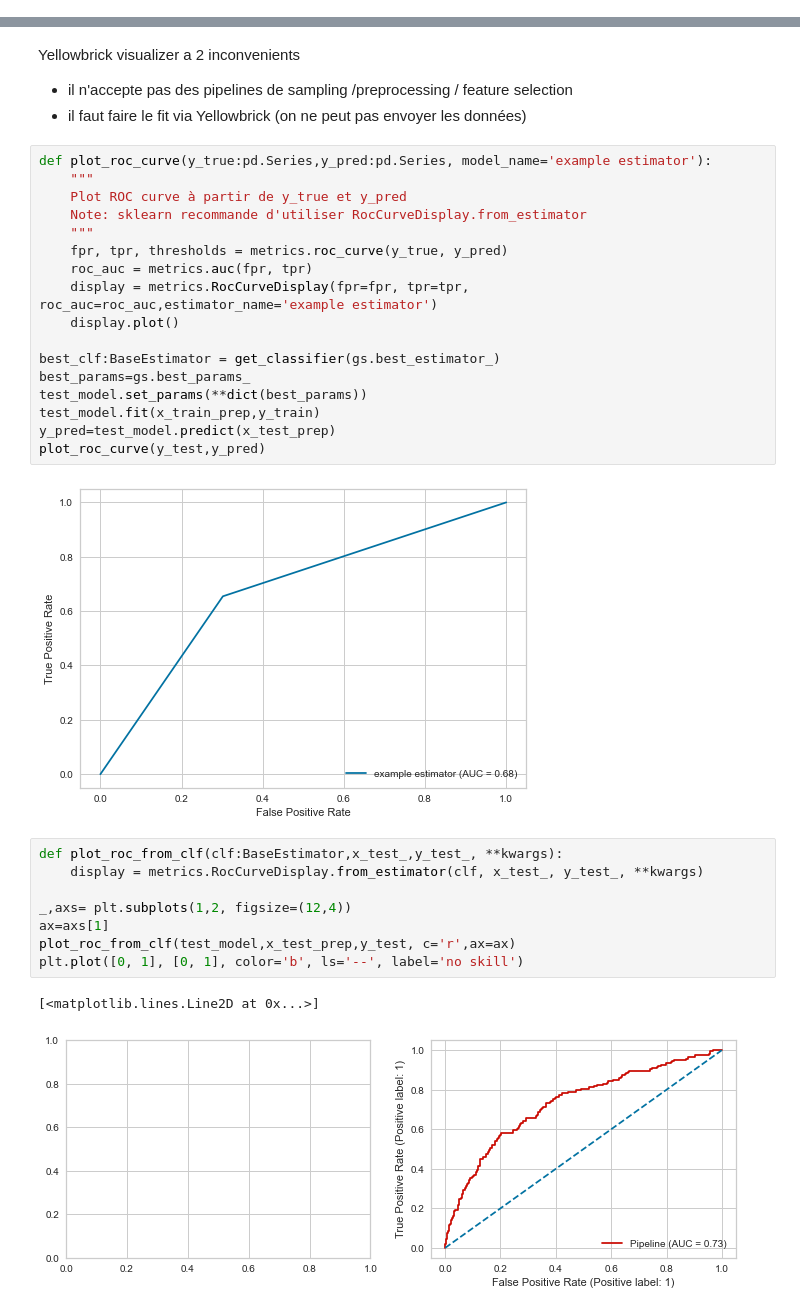
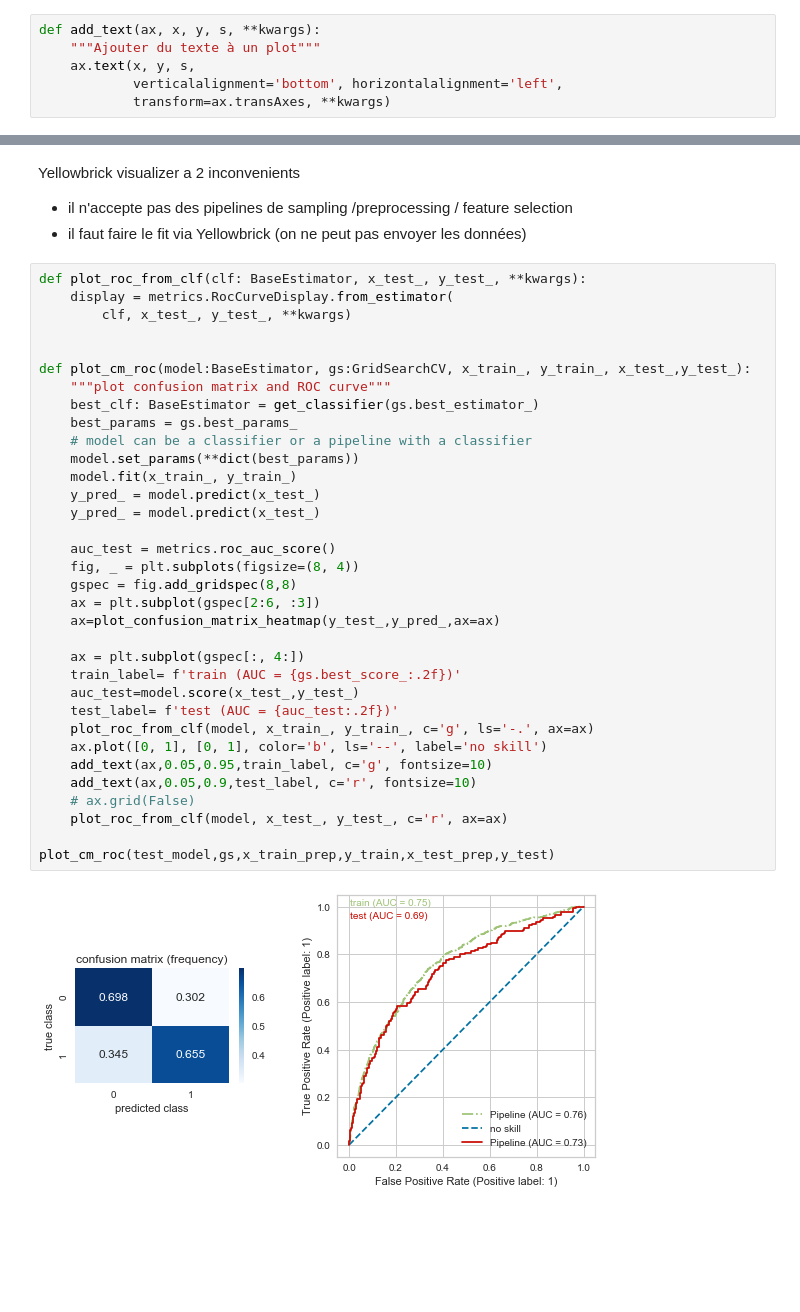
Before and after one commit to mrcreasey/oc-ds-p7-scoring-dashboard, a Jupyter notebook: code/P7_modelisation.ipynb, the cells around one changed output, grey strips where cells are left out. Cells and saved outputs as stored; diff of their text form; blank space fills up the shorter version.

```diff
--- a/code/P7_modelisation.ipynb
+++ b/code/P7_modelisation.ipynb
@@ -254,6 +254,12 @@ def get_time():
     """
     now = time_module.time()
     return now
+# %%
+def add_text(ax, x, y, s, **kwargs):
+    """Ajouter du texte à un plot"""
+    ax.text(x, y, s,
+            verticalalignment='bottom', horizontalalignment='left',
+            transform=ax.transAxes, **kwargs)
 # %% [markdown]
 # Import des données nettoyés
 # %%
@@ -1558,32 +1609,38 @@ Yellowbrick visualizer a 2 inconvenients
 - il n'accepte pas des pipelines de sampling /preprocessing / feature selection
 - il faut faire le fit via Yellowbrick (on ne peut pas envoyer les données)
-# %%
-def plot_roc_curve(y_true:pd.Series,y_pred:pd.Series, model_name='example estimator'):
-    """
-    Plot ROC curve à partir de y_true et y_pred
-    Note: sklearn recommande d'utiliser RocCurveDisplay.from_estimator
-    """
-    fpr, tpr, thresholds = metrics.roc_curve(y_true, y_pred)
-    roc_auc = metrics.auc(fpr, tpr)
-    display = metrics.RocCurveDisplay(fpr=fpr, tpr=tpr, roc_auc=roc_auc,estimator_name='example estimator')
-    display.plot()
-
-best_clf:BaseEstimator = get_classifier(gs.best_estimator_)
-best_params=gs.best_params_
-test_model.set_params(**dict(best_params))
-test_model.fit(x_train_prep,y_train)
-y_pred=test_model.predict(x_test_prep)
-plot_roc_curve(y_test,y_pred)
-# %% [output]
-[figure, removed]
-# %%
-def plot_roc_from_clf(clf:BaseEstimator,x_test_,y_test_, **kwargs):
-    display = metrics.RocCurveDisplay.from_estimator(clf, x_test_, y_test_, **kwargs)
-
-_,axs= plt.subplots(1,2, figsize=(12,4))
-ax=axs[1]
-plot_roc_from_clf(test_model,x_test_prep,y_test, c='r',ax=ax)
-plt.plot([0, 1], [0, 1], color='b', ls='--', label='no skill')
-# %% [output]
-[<matplotlib.lines.Line2D at 0x...>]
-[figure, removed]
+# %%
+def plot_roc_from_clf(clf: BaseEstimator, x_test_, y_test_, **kwargs):
+    display = metrics.RocCurveDisplay.from_estimator(
+        clf, x_test_, y_test_, **kwargs)
+
+
+def plot_cm_roc(model:BaseEstimator, gs:GridSearchCV, x_train_, y_train_, x_test_,y_test_):
+    """plot confusion matrix and ROC curve"""
+    best_clf: BaseEstimator = get_classifier(gs.best_estimator_)
+    best_params = gs.best_params_
+    # model can be a classifier or a pipeline with a classifier
+    model.set_params(**dict(best_params))
+    model.fit(x_train_, y_train_)
+    y_pred_ = model.predict(x_test_)
+    y_pred_ = model.predict(x_test_)
+
+    auc_test = metrics.roc_auc_score()
+    fig, _ = plt.subplots(figsize=(8, 4))
+    gspec = fig.add_gridspec(8,8)
+    ax = plt.subplot(gspec[2:6, :3])
+    ax=plot_confusion_matrix_heatmap(y_test_,y_pred_,ax=ax)
+
+    ax = plt.subplot(gspec[:, 4:])
+    train_label= f'train (AUC = {gs.best_score_:.2f})'
+    auc_test=model.score(x_test_,y_test_)
+    test_label= f'test (AUC = {auc_test:.2f})'
+    plot_roc_from_clf(model, x_train_, y_train_, c='g', ls='-.', ax=ax)
+    ax.plot([0, 1], [0, 1], color='b', ls='--', label='no skill')
+    add_text(ax,0.05,0.95,train_label, c='g', fontsize=10)
+    add_text(ax,0.05,0.9,test_label, c='r', fontsize=10)
+    # ax.grid(False)
+    plot_roc_from_clf(model, x_test_, y_test_, c='r', ax=ax)
+
+plot_cm_roc(test_model,gs,x_train_prep,y_train,x_test_prep,y_test)
+# %% [output]
+[figure, added]
```
Also changed, not shown: parts of 22 cells of this notebook.
